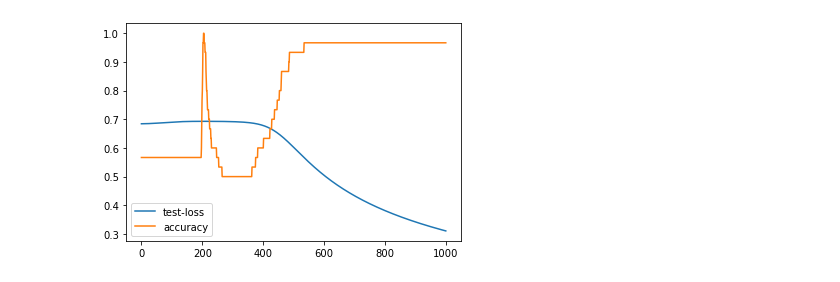
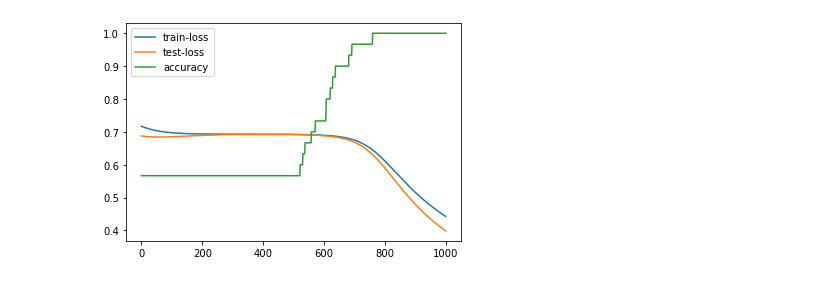
Before and after one commit to felixschh/ai_feb22_felix, a Jupyter notebook: Chapter 03/01. MLP Binary Classification/binary_classification.ipynb, the cells around one changed output. Saved outputs shown, nothing was run; the diff lists cells and outputs as text; code cells hidden in the pictures.

```diff
--- a/Chapter 03/01. MLP Binary Classification/binary_classification.ipynb
+++ b/Chapter 03/01. MLP Binary Classification/binary_classification.ipynb
@@ -54,7 +54,7 @@ for epoch in range(epochs):
     loss = criterion(pred, y) #computing the loss
     loss.backward() #passing backwars
     optim.step() #saving weights\
-    train_losses.append(loss)
+    train_losses.append(loss.item())
 
     # evaluate
     model.eval()
@@ -65,8 +65,7 @@ for epoch in range(epochs):
         test_loss = criterion(test_preds, y_test)
         test_losses.append(test_loss.item())
         # how to check the accuracy is up to you (NO SKLEARN ALLOWED)
-        prediction = model(x_test) > 0.5
-        prediction = T.tensor(prediction).reshape(-1,1)
+        prediction = test_preds> 0.5
         accuracy.append((prediction == y_test).sum() / len(y_test))
     model.train()
 
@@ -92,8 +91,8 @@ Epoch: 1000 | loss: 0.3547130227088928 | accuracy: 0.9666666388511658
 # %%
-# plt.plot(train_losses, label='train-loss')
+plt.plot(train_losses, label='train-loss')
 plt.plot(test_losses, label='test-loss')
 plt.plot(accuracy, label='accuracy')
 plt.legend()
 plt.show()
 # %% [output]
-[figure, old version]
+[figure, new version]
```
Also changed, not shown: parts of 1 cell of this notebook, 6 other files.
